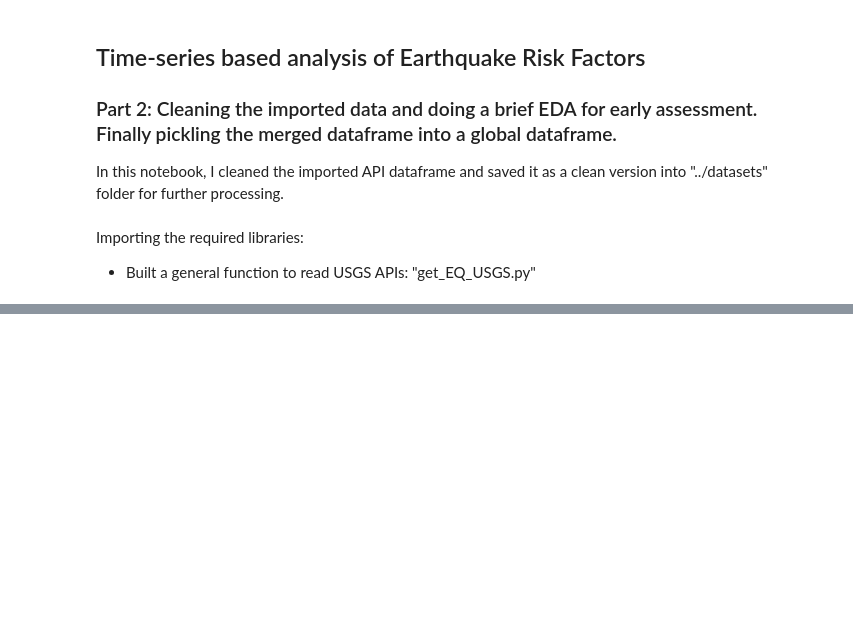
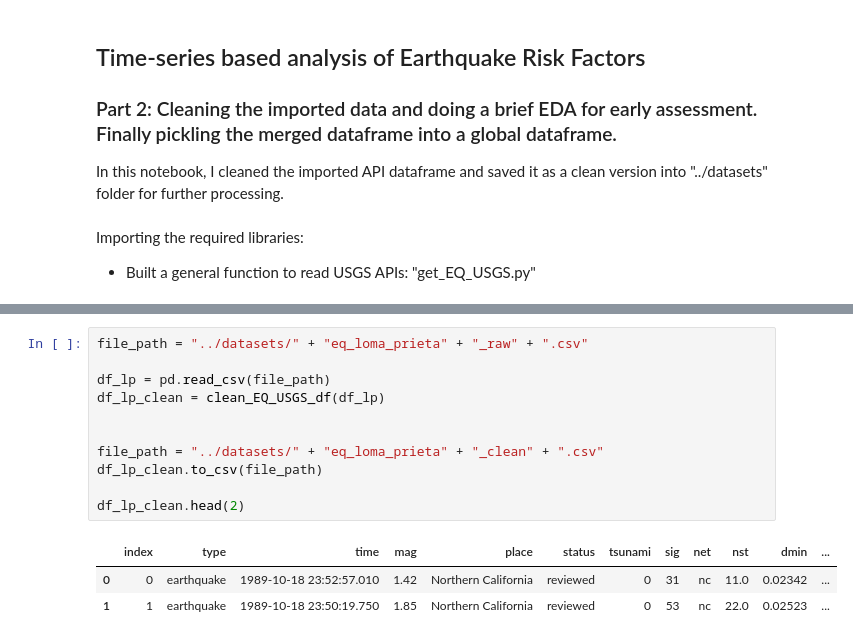
Before and after one commit to saiedmighani/earthquake_time_series_LSTM, a Jupyter notebook: codes/P02_Data_Cleaning.ipynb, the cells around one changed output, grey strips where cells are left out. Saved outputs shown, nothing was run; the diff lists cells and outputs as text; blank space fills up the shorter version.

```diff
--- a/codes/P02_Data_Cleaning.ipynb
+++ b/codes/P02_Data_Cleaning.ipynb
@@ -36,3 +31,18 @@ df__lp_eq.head()
+# %%
+file_path = "../datasets/" + "eq_loma_prieta" + "_raw" + ".csv"
+
+df_lp = pd.read_csv(file_path)
+df_lp_clean = clean_EQ_USGS_df(df_lp)
+
+
+file_path = "../datasets/" + "eq_loma_prieta" + "_clean" + ".csv"
+df_lp_clean.to_csv(file_path)
+
+df_lp_clean.head(2)
+# %% [output]
+|  | index | type | time | mag | place | status | tsunami | sig | net | nst | dmin | ... |
+| 0 | 0 | earthquake | 1989-10-18 23:52:57.010 | 1.42 | Northern California | reviewed | 0 | 31 | nc | 11.0 | 0.02342 | ... |
+| 1 | 1 | earthquake | 1989-10-18 23:50:19.750 | 1.85 | Northern California | reviewed | 0 | 53 | nc | 22.0 | 0.02523 | ... |
 # %%
 %config InlineBackend.figure_format = 'retina'
 
```
Also changed, not shown: parts of 26 cells of this notebook, 16 other files.
